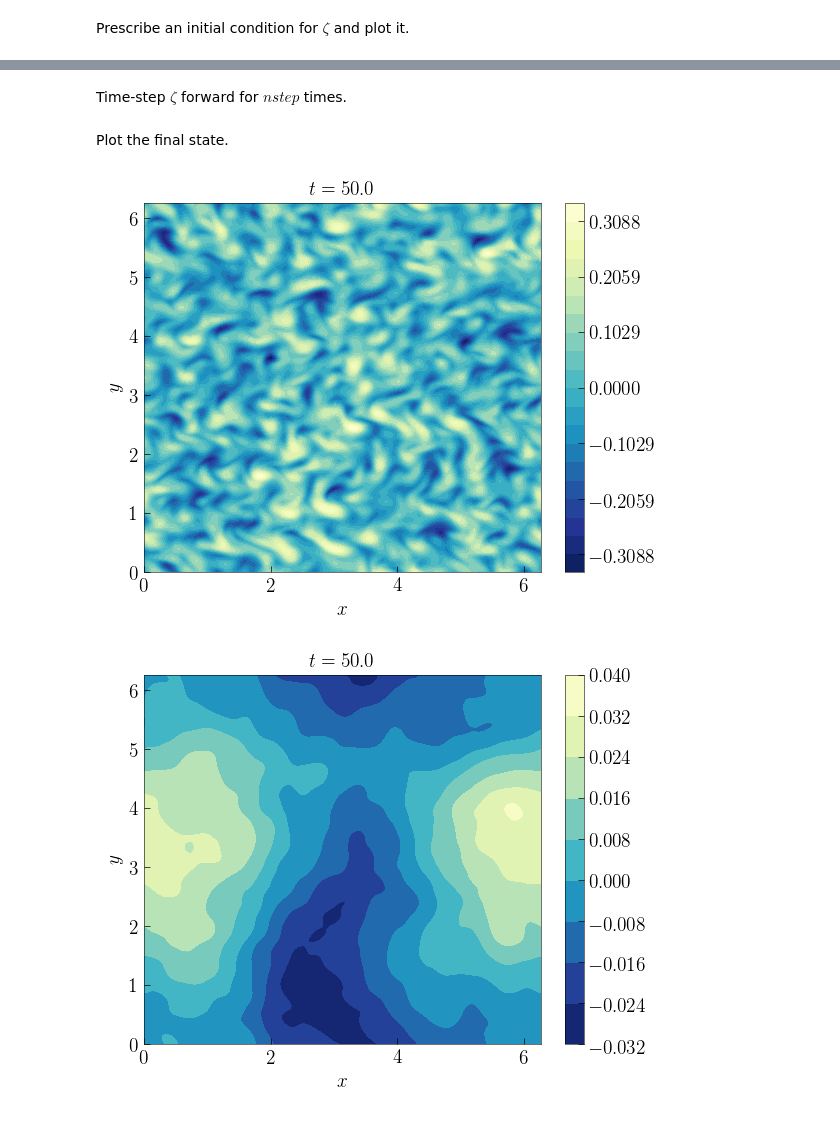
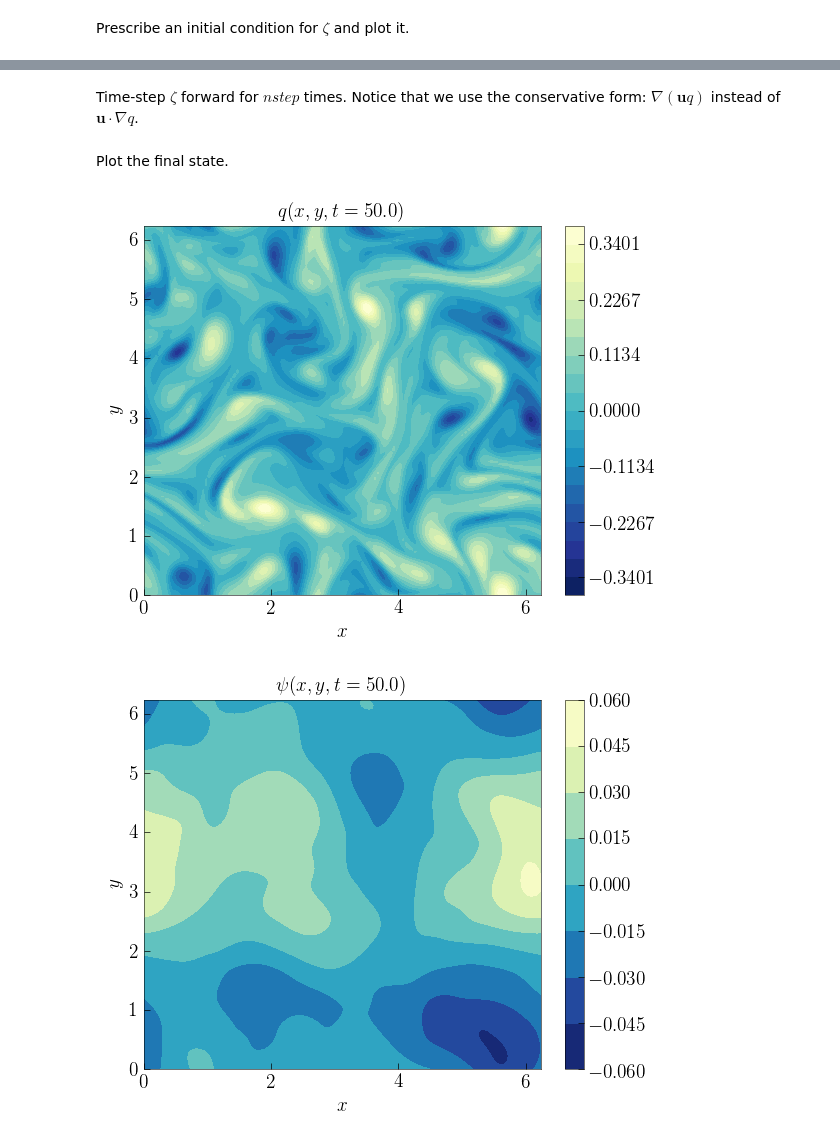
Before and after one commit to navidcy/PseudospectralTutorial, a Jupyter notebook: notebooks/TwoDTurbulence.ipynb, the cells around one changed output, grey strips where cells are left out. Cells and saved outputs as stored; diff of their text form; code cells hidden in the pictures.

```diff
--- a/notebooks/TwoDTurbulence.ipynb
+++ b/notebooks/TwoDTurbulence.ipynb
@@ -11,8 +11,8 @@ using PyPlot
 # %% [markdown]
 We create the physical grid $x$, $y$ (as in the Differentiation notebook). Also, we create the wavenumber grid.
 # %%
-nx, ny = 256, 256               # number of grid points
-Lx, Ly = 2.0*pi, 2.0*pi       # size of the domain in each direction
+nx, ny = 128, 128            # number of grid points
+Lx, Ly = 2.0*pi, 2.0*pi      # size of the domain in each direction
 
 # constructing the physical grid (x,y)
 dx, dy = Lx/nx, Ly/ny
@@ -44,13 +44,6 @@ ksq = K.^2 + L.^2
 
 invksq = 1./ksq
 invksq[1,1] = 0;
-
-filter = zeros(nx, ny)
-for j in 1:ny, i in 1:nx
-    if ksq[i,j] < (nx/3)^2
-        filter[i, j] = 1
-    end
-end
 # %% [markdown]
 Let's define some parameters.
 # %%
@@ -65,7 +57,7 @@ t = 0:dt:tfin;
 Prescribe an initial condition for $\zeta$ and plot it.
 # %%
 q0 = randn(nx, ny)
-qh = fft(q0).*filter
+qh = fft(q0)
 q0 = real(ifft(qh))
 
 j=1
@@ -83,5 +75,5 @@ colorbar();
-# %% [markdown]
-Time-step $\zeta$ forward for $nstep$ times.
+# %% [markdown]
+Time-step $\zeta$ forward for $nstep$ times. Notice that we use the conservative form: $\nabla(\mathbf{u}q)$ instead of $\mathbf{u}\cdot\nabla q$.
 # %%
 for j = 2:nstep
 
@@ -99,26 +93,26 @@ Plot the final state.
 # %%
 time = t[j]
    q = real(ifft(qh))
  psi = real(ifft(-invksq.*qh))
 maxq = maximum(abs.(q))
 levs = linspace(-maxq, maxq, 21)
 
 
 fig = figure(1)
 contourf(X, Y, q, levs)
-title("\$t = $time \$")
+title("\$\q(x,y,t = $time )\$")
 xlabel(L"$x$")
 ylabel(L"$y$")
 draw()
 colorbar();
 
 fig = figure(2)
 contourf(X, Y, psi)
-title("\$t = $time \$")
+title("\$\\psi(x,y,t = $time )\$")
 xlabel(L"$x$")
 ylabel(L"$y$")
 draw()
 colorbar();
 # %% [output]
-[figure, old version]
+[figure, new version]
-[figure, old version]
+[figure, new version]
```
Also changed, not shown: parts of 5 cells of this notebook.
